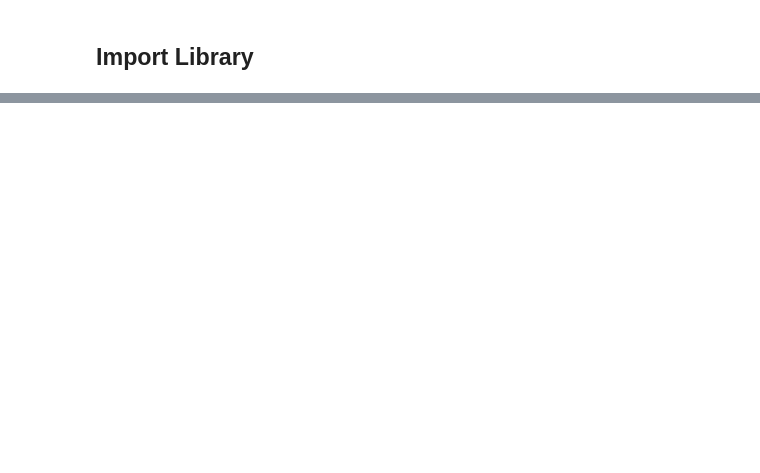
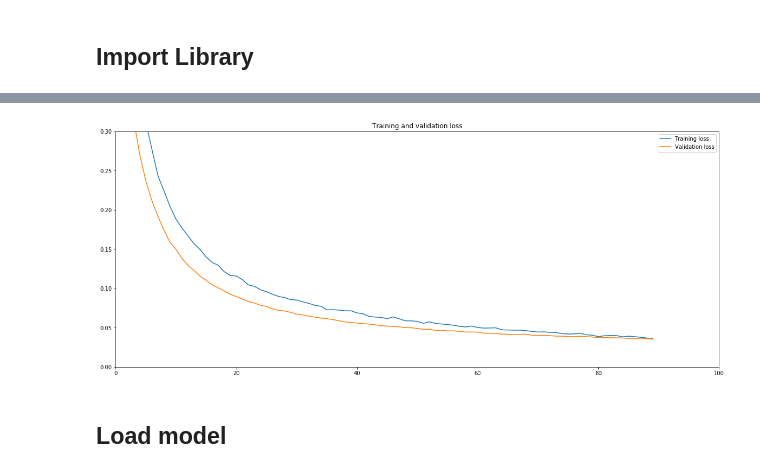
Before and after one commit to AardJan/kaggle_digit_recognizer, a Jupyter notebook: Notebook.ipynb, the cells around one changed output, grey strips where cells are left out. Cells and saved outputs as stored; diff of their text form; code cells hidden in the pictures; blank space fills up the shorter version.

Commit message:
Add prediction and saving models

```diff
--- a/Notebook.ipynb
+++ b/Notebook.ipynb
@@ -61,0 +71,5 @@ trainloader = torch.utils.data.DataLoader(train_data)
+# %%
+X_train_transform, y_train_transform = data_transform(X=X_train, y_hat=y_train)
+X_valid_transform, y_valid_transform = data_transform(X=X_valid, y_hat=y_valid)
+
+X_test_transform = data_transform(data_test)
@@ -61,0 +78,12 @@ trainloader = torch.utils.data.DataLoader(train_data)
+# %%
+batch_size = 32
+
+data_train = torch.utils.data.TensorDataset(X_train_transform, y_train_transform)
+data_valid = torch.utils.data.TensorDataset(X_valid_transform, y_valid_transform)
+
+loader_train = torch.utils.data.DataLoader(data_train, batch_size=batch_size)
+loader_valid = torch.utils.data.DataLoader(data_valid, batch_size=batch_size)
+
+
+data_test = torch.utils.data.TensorDataset(X_test_transform)
+loader_test = torch.utils.data.DataLoader(data_test)
@@ -61,0 +124,7 @@ trainloader = torch.utils.data.DataLoader(train_data)
+# %%
+model = MyNNModel()
+
+if torch.cuda.is_available():
+    model.cuda()
+
+print(model)
@@ -61,0 +142,5 @@ trainloader = torch.utils.data.DataLoader(train_data)
+# %%
+# criterion = nn.CrossEntropyLoss()
+optimizer = optim.SGD(model.parameters(), lr=0.002)
+criterion = nn.NLLLoss()
+#optimizer = optim.Adam(model.parameters(), lr=0.003)
@@ -61,0 +248,12 @@ trainloader = torch.utils.data.DataLoader(train_data)
+# %%
+plt.figure(figsize=(20,8))
+plt.title("Training and validation loss")
+plt.axis([0, 100, 0, 0.3])
+plt.plot(train_losses, label='Training loss')
+plt.plot(valid_losses, label='Validation loss')
+plt.legend()
+plt.show()
+# %% [output]
+[figure, added]
+# %% [markdown]
+## Load model
```
Also changed, not shown: parts of 22 cells of this notebook, 6 other files.
